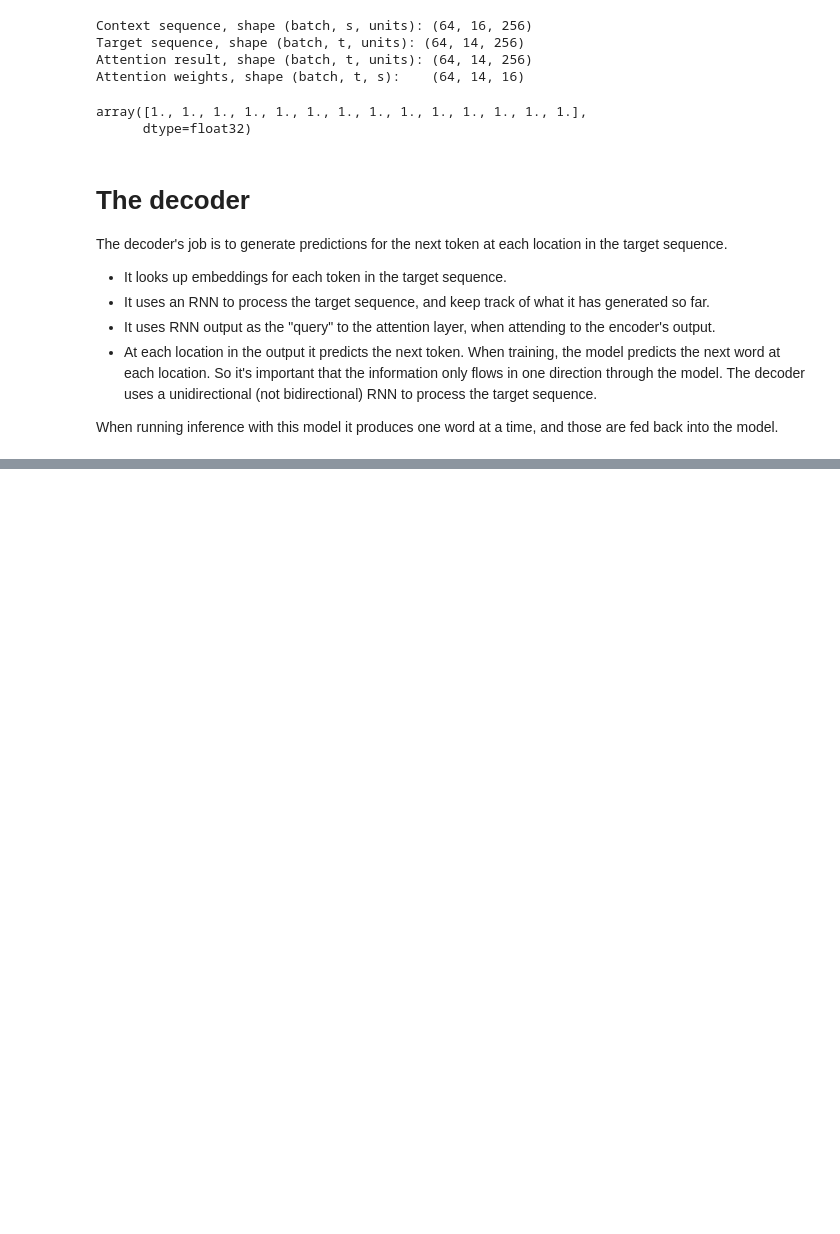
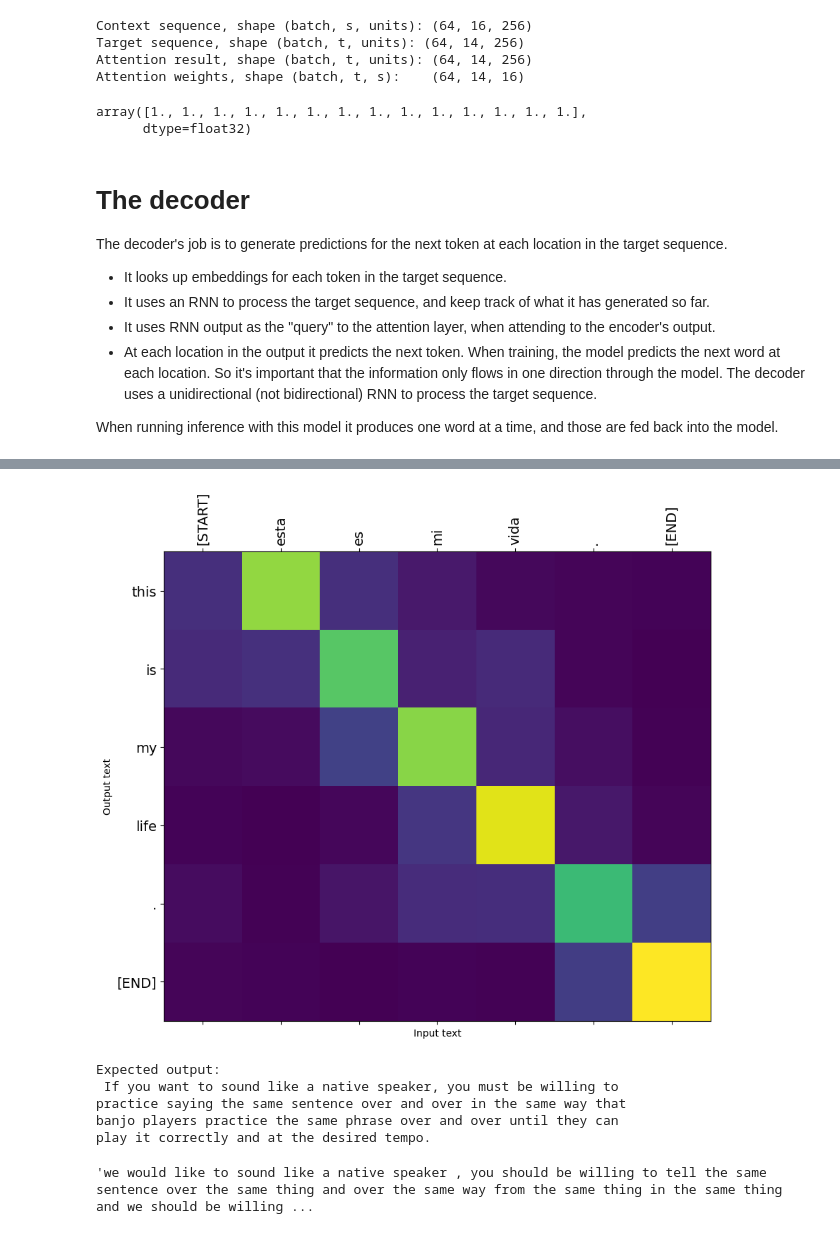
Before and after one commit to AndLydakis/NLPCourses, a Jupyter notebook: NLP_TransformerModels/attentions/seq2seq.ipynb, the cells around one changed output, grey strips where cells are left out. Saved outputs shown, nothing was run; the diff lists cells and outputs as text; code cells hidden in the pictures; blank space fills up the shorter version.

```diff
--- a/NLP_TransformerModels/attentions/seq2seq.ipynb
+++ b/NLP_TransformerModels/attentions/seq2seq.ipynb
@@ -463,0 +656,21 @@ class Decoder(tf.keras.layers.Layer):
+# %%
+plot_attention(model, 'Esta es mi vida.')
+# %% [output]
+[figure, added]
+# %%
+long_text = context_raw[-1]
+
+import textwrap
+print('Expected output:\n', '\n'.join(textwrap.wrap(target_raw[-1])))
+# %% [output]
+Expected output:
+ If you want to sound like a native speaker, you must be willing to
+practice saying the same sentence over and over in the same way that
+banjo players practice the same phrase over and over until they can
+play it correctly and at the desired tempo.
+# %%
+
+result = model.translate([long_text])
+result[0].numpy().decode()
+# %% [output]
+'we would like to sound like a native speaker , you should be willing to tell the same sentence over the same thing and over the same way from the same thing in the same thing and we should be willing ...
```
Also changed, not shown: parts of 15 cells of this notebook, 1 other file.
